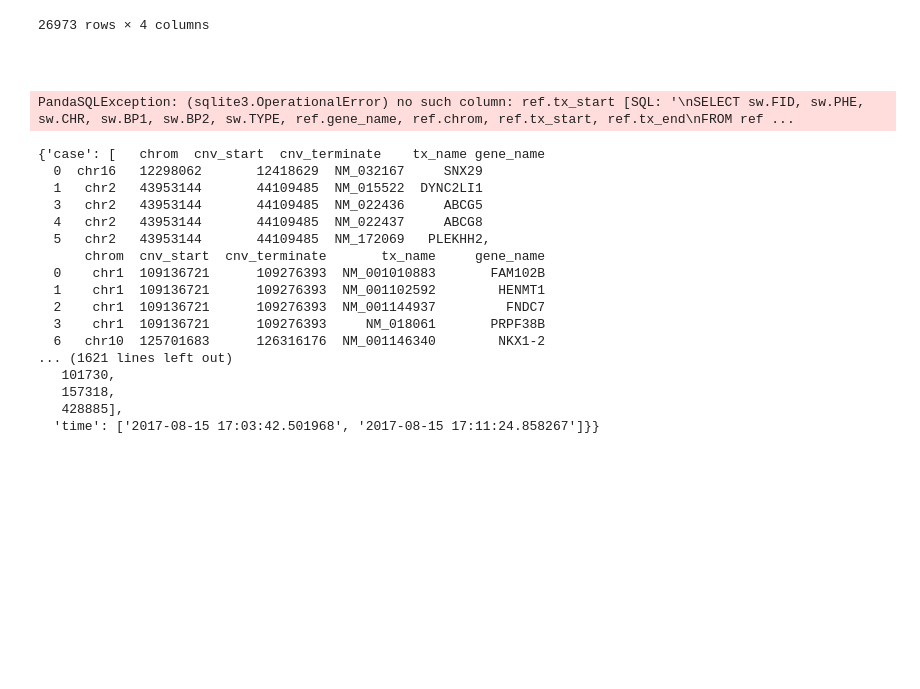
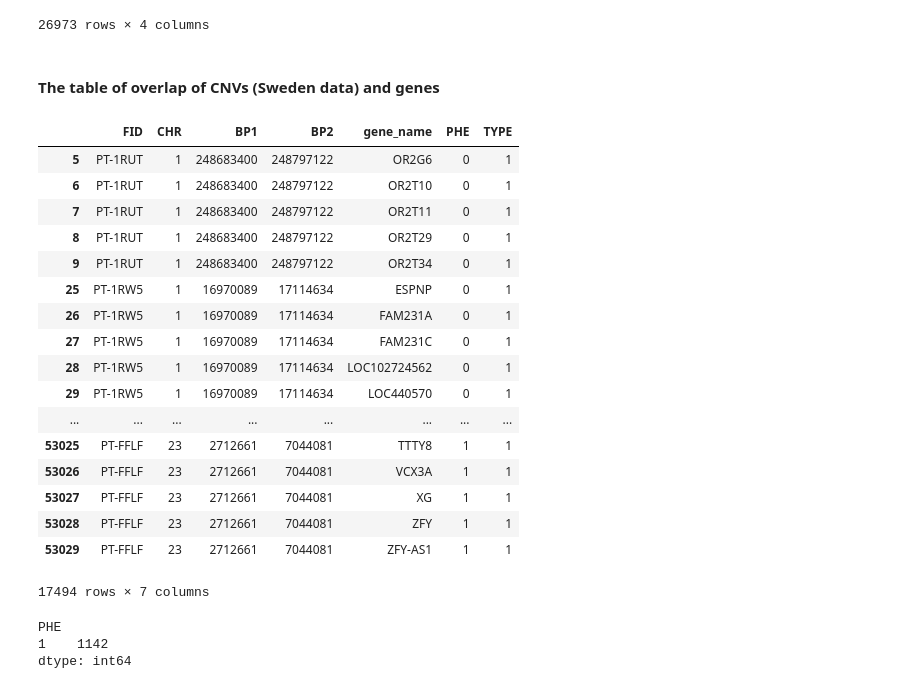
Before and after one commit to gaow/cnv-gene-mapping, a Jupyter notebook: analysis/20171010_swcnv_TORUS.ipynb, the cells around one changed output. Drawn from its saved outputs; the diff is of its cells as text; code cells hidden in the pictures; blank space fills up the shorter version.

Commit message:
update Sweden TORUS

```diff
--- a/analysis/20171010_swcnv_TORUS.ipynb
+++ b/analysis/20171010_swcnv_TORUS.ipynb
@@ -117,47 +178,56 @@ ref_genes
 | 26971 | 9 | ZNF79 | 130186652 | 130207651 |
 | 26972 | 9 | ZNF883 | 115759399 | 115774472 |
 26973 rows × 4 columns
-# %% [markdown]
-####
+# %% [markdown]
+#### The table of overlap of CNVs (Sweden data) and genes
 # %%
 # needs to be modified, does not work
 query = '''
-SELECT sw.FID, sw.PHE, sw.CHR, sw.BP1, sw.BP2, sw.TYPE, ref.gene_name, ref.chrom, ref.gene_start, ref.gene_end
+SELECT sw.FID, sw.CHR, sw.BP1, sw.BP2, ref.gene_name, sw.PHE, sw.TYPE
 FROM ref_genes ref LEFT JOIN sw_cnv_indiv sw
-WHERE sw.CHR == cal.chr
+WHERE sw.CHR == ref.chrom
 AND (
-(sw.BP1 >= cal.gene_start AND sw.BP1 <= cal.gene_end)
+(sw.BP1 >= ref.gene_start AND sw.BP1 <= ref.gene_end)
 OR
-(sw.BP2 >= cal.gene_start AND sw.BP2 <= cal.gene_end)
+(sw.BP2 >= ref.gene_start AND sw.BP2 <= ref.gene_end)
 OR
-(sw.BP1 <= cal.gene_start AND sw.BP2 >= cal.gene_end)
+(sw.BP1 <= ref.gene_start AND sw.BP2 >= ref.gene_end)
 OR
-(sw.BP1 >= cal.gene_start AND sw.BP2 <= cal.gene_end)
+(sw.BP1 >= ref.gene_start AND sw.BP2 <= ref.gene_end)
 )
-GROUP BY sw.PHE, sw.CHR, sw.FID, sw.BP1, sw.BP2, sw.TYPE, cal.gene_name
+GROUP BY sw.PHE, sw.CHR, sw.FID, sw.BP1, sw.BP2, sw.TYPE, ref.gene_name
 '''
 cnv_gene_overlap = sqldf(query).drop_duplicates(subset=("FID", "PHE", "CHR", "BP1", "BP2", "TYPE", "gene_name"))
-# cnv_gene_overlap.reset_index(inplace=True)
-# sw_cluster_indiv = pd.merge(sw_cluster, sw_indiv, how="inner", on=["FID", "IID"])
-# %% [output]
-PandaSQLException: (sqlite3.OperationalError) no such column: ref.tx_start [SQL: '\nSELECT sw.FID, sw.PHE, sw.CHR, sw.BP1, sw.BP2, sw.TYPE, ref.gene_name, ref.chrom, ref.tx_start, ref.tx_end\nFROM ref ...
-# %%
-test
-# %% [output]
-{'case': [   chrom  cnv_start  cnv_terminate    tx_name gene_name
-  0  chr16   12298062       12418629  NM_032167     SNX29
-  1   chr2   43953144       44109485  NM_015522  DYNC2LI1
-  3   chr2   43953144       44109485  NM_022436     ABCG5
-  4   chr2   43953144       44109485  NM_022437     ABCG8
-  5   chr2   43953144       44109485  NM_172069   PLEKHH2,
-      chrom  cnv_start  cnv_terminate       tx_name     gene_name
-  0    chr1  109136721      109276393  NM_001010883       FAM102B
-  1    chr1  109136721      109276393  NM_001102592        HENMT1
-  2    chr1  109136721      109276393  NM_001144937         FNDC7
-  3    chr1  109136721      109276393     NM_018061       PRPF38B
-  6   chr10  125701683      126316176  NM_001146340        NKX1-2
-... (1621 lines left out)
-   101730,
-   157318,
-   428885],
-  'time': ['2017-08-15 17:03:42.501968', '2017-08-15 17:11:24.858267']}}
+# %%
+del_cnv = cnv_gene_overlap[cnv_gene_overlap["TYPE"]==1]
+dup_cnv = cnv_gene_overlap[cnv_gene_overlap["TYPE"]==3]
+del_cnv
+# %% [output]
+|  | FID | CHR | BP1 | BP2 | gene_name | PHE | TYPE |
+| 5 | PT-1RUT | 1 | 248683400 | 248797122 | OR2G6 | 0 | 1 |
+| 6 | PT-1RUT | 1 | 248683400 | 248797122 | OR2T10 | 0 | 1 |
+| 7 | PT-1RUT | 1 | 248683400 | 248797122 | OR2T11 | 0 | 1 |
+| 8 | PT-1RUT | 1 | 248683400 | 248797122 | OR2T29 | 0 | 1 |
+| 9 | PT-1RUT | 1 | 248683400 | 248797122 | OR2T34 | 0 | 1 |
+| 25 | PT-1RW5 | 1 | 16970089 | 17114634 | ESPNP | 0 | 1 |
+| 26 | PT-1RW5 | 1 | 16970089 | 17114634 | FAM231A | 0 | 1 |
+| 27 | PT-1RW5 | 1 | 16970089 | 17114634 | FAM231C | 0 | 1 |
+| 28 | PT-1RW5 | 1 | 16970089 | 17114634 | LOC102724562 | 0 | 1 |
+| 29 | PT-1RW5 | 1 | 16970089 | 17114634 | LOC440570 | 0 | 1 |
+| ... | ... | ... | ... | ... | ... | ... | ... |
+| 53025 | PT-FFLF | 23 | 2712661 | 7044081 | TTTY8 | 1 | 1 |
+| 53026 | PT-FFLF | 23 | 2712661 | 7044081 | VCX3A | 1 | 1 |
+| 53027 | PT-FFLF | 23 | 2712661 | 7044081 | XG | 1 | 1 |
+| 53028 | PT-FFLF | 23 | 2712661 | 7044081 | ZFY | 1 | 1 |
+| 53029 | PT-FFLF | 23 | 2712661 | 7044081 | ZFY-AS1 | 1 | 1 |
+17494 rows × 7 columns
+# %%
+del_cnv_case = del_cnv[del_cnv["PHE"]==0]
+del_cnv_ctrl = del_cnv[del_cnv["PHE"]==1]
+n_del_cnv_case = del_cnv_case.drop_duplicates(subset=("FID")).groupby("PHE").size()
+n_del_cnv_ctrl = del_cnv_ctrl.drop_duplicates(subset=("FID")).groupby("PHE").size()
+print (n_del_cnv_ctrl)
+# %% [output]
+PHE
+1    1142
+dtype: int64
```
Also changed, not shown: parts of 7 cells of this notebook, 2 other files.
